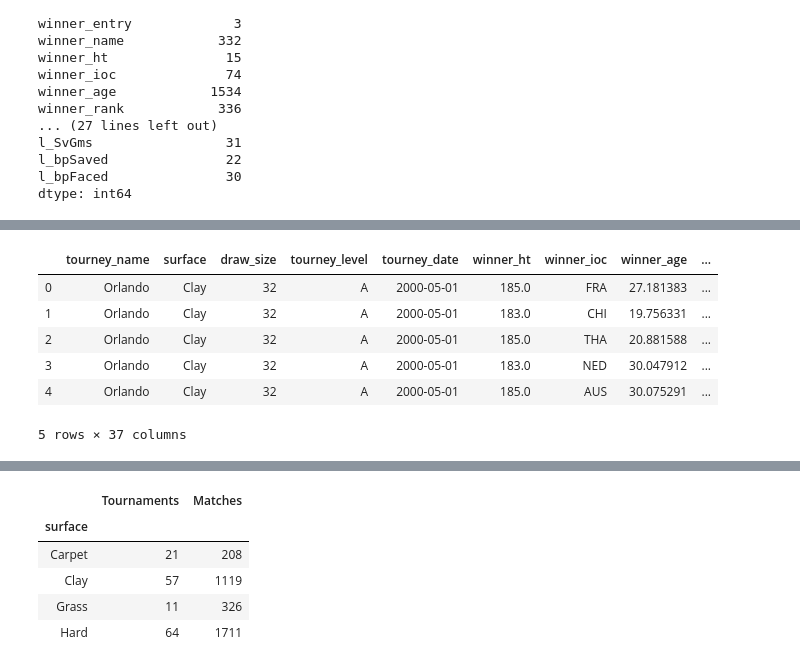
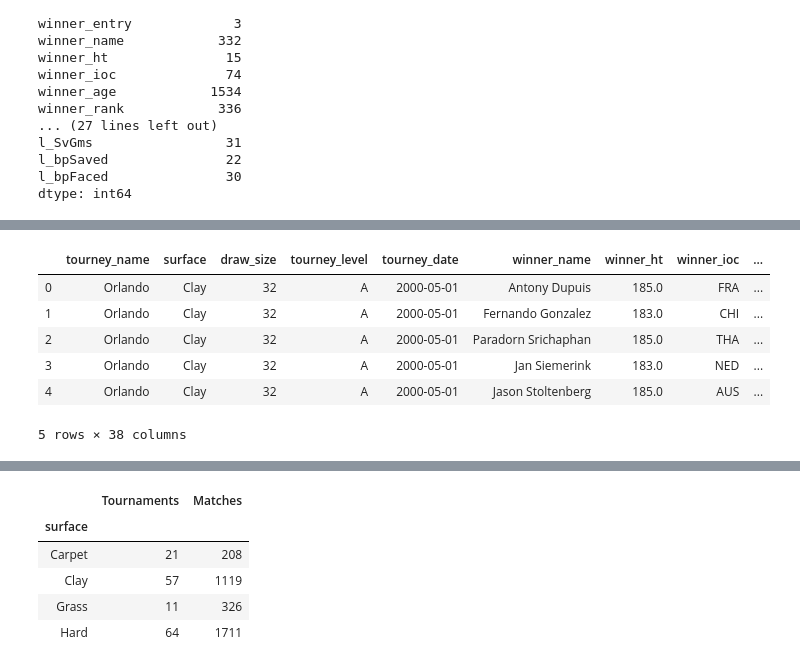
Before and after one commit to tomasojea/Tennis-EDA, a Jupyter notebook: experimentation_EDA.ipynb, the cells around one changed output, grey strips where cells are left out. Cells and saved outputs as stored; diff of their text form; code cells hidden in the pictures.

```diff
--- a/experimentation_EDA.ipynb
+++ b/experimentation_EDA.ipynb
@@ -67,19 +63,21 @@ sns.heatmap(df.isnull(), cbar=False)
 # %%
 limitPer = len(df) * .80
 df = df.dropna(thresh=limitPer,axis=1)
 
-X = df.drop(['winner_name'], axis=1)
-y = df.w_ace
+# X = df.drop(['winner_name'], axis=1)
+# y = df.w_ace
 
-X.head()
+# X.head()
+
+df.head()
 # %% [output]
-|  | tourney_name | surface | draw_size | tourney_level | tourney_date | winner_ht | winner_ioc | winner_age | ... |
-| 0 | Orlando | Clay | 32 | A | 2000-05-01 | 185.0 | FRA | 27.181383 | ... |
-| 1 | Orlando | Clay | 32 | A | 2000-05-01 | 183.0 | CHI | 19.756331 | ... |
-| 2 | Orlando | Clay | 32 | A | 2000-05-01 | 185.0 | THA | 20.881588 | ... |
-| 3 | Orlando | Clay | 32 | A | 2000-05-01 | 183.0 | NED | 30.047912 | ... |
-| 4 | Orlando | Clay | 32 | A | 2000-05-01 | 185.0 | AUS | 30.075291 | ... |
+|  | tourney_name | surface | draw_size | tourney_level | tourney_date | winner_name | winner_ht | winner_ioc | ... |
+| 0 | Orlando | Clay | 32 | A | 2000-05-01 | Antony Dupuis | 185.0 | FRA | ... |
+| 1 | Orlando | Clay | 32 | A | 2000-05-01 | Fernando Gonzalez | 183.0 | CHI | ... |
+| 2 | Orlando | Clay | 32 | A | 2000-05-01 | Paradorn Srichaphan | 185.0 | THA | ... |
+| 3 | Orlando | Clay | 32 | A | 2000-05-01 | Jan Siemerink | 183.0 | NED | ... |
+| 4 | Orlando | Clay | 32 | A | 2000-05-01 | Jason Stoltenberg | 185.0 | AUS | ... |
-5 rows × 37 columns
+5 rows × 38 columns
 # %%
 df_winners = [col for col in df.columns if 'winner_' in col[:7] or 'w_' in col[0:2]]
 df_loser = [col for col in df.columns if 'loser_' in col[:7] or 'l_' in col[0:2]]
```
Also changed, not shown: parts of 28 cells of this notebook.
